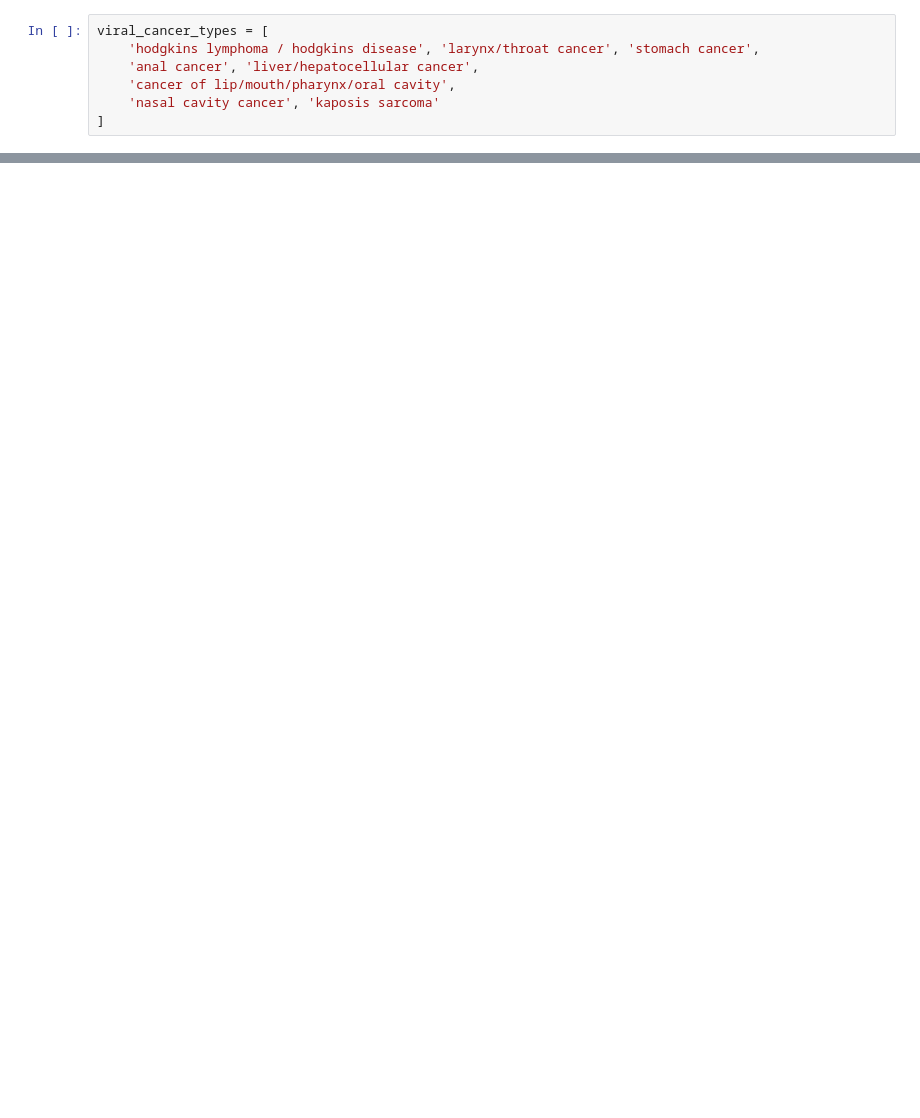
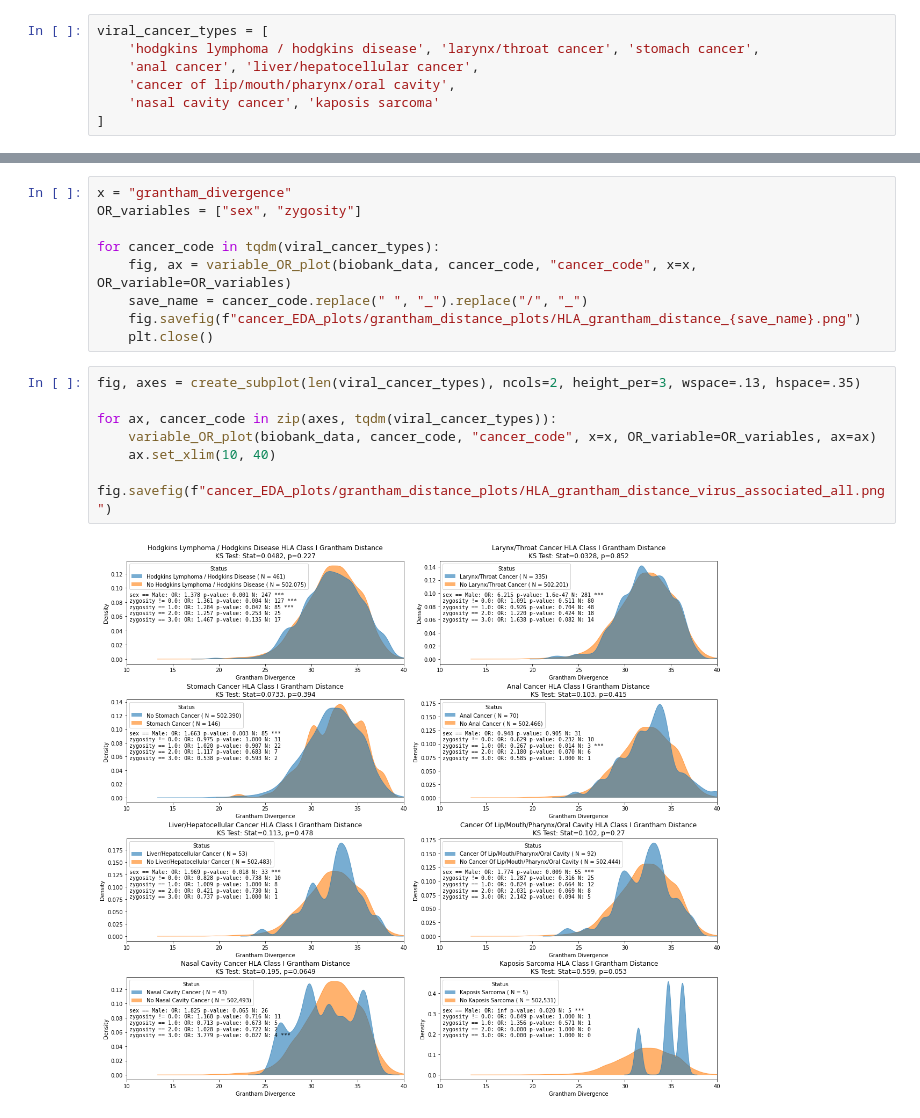
Before and after one commit to cole-khamnei/HLA_genotyping_associations, a Jupyter notebook: notebooks/cancer_code_EDA.ipynb, the cells around one changed output, grey strips where cells are left out. Saved outputs shown, nothing was run; the diff lists cells and outputs as text; blank space fills up the shorter version.

```diff
--- a/notebooks/cancer_code_EDA.ipynb
+++ b/notebooks/cancer_code_EDA.ipynb
@@ -185,0 +215,19 @@ for ax, cancer_code in zip(axes, viral_cancer_types):
+# %%
+x = "grantham_divergence"
+OR_variables = ["sex", "zygosity"]
+
+for cancer_code in tqdm(viral_cancer_types):
+    fig, ax = variable_OR_plot(biobank_data, cancer_code, "cancer_code", x=x, OR_variable=OR_variables)
+    save_name = cancer_code.replace(" ", "_").replace("/", "_")
+    fig.savefig(f"cancer_EDA_plots/grantham_distance_plots/HLA_grantham_distance_{save_name}.png")
+    plt.close()
+# %%
+fig, axes = create_subplot(len(viral_cancer_types), ncols=2, height_per=3, wspace=.13, hspace=.35)
+
+for ax, cancer_code in zip(axes, tqdm(viral_cancer_types)):
+    variable_OR_plot(biobank_data, cancer_code, "cancer_code", x=x, OR_variable=OR_variables, ax=ax)
+    ax.set_xlim(10, 40)
+
+fig.savefig(f"cancer_EDA_plots/grantham_distance_plots/HLA_grantham_distance_virus_associated_all.png")
+# %% [output]
+[figure, added]
```
Also changed, not shown: parts of 7 cells of this notebook, 19 other files.
